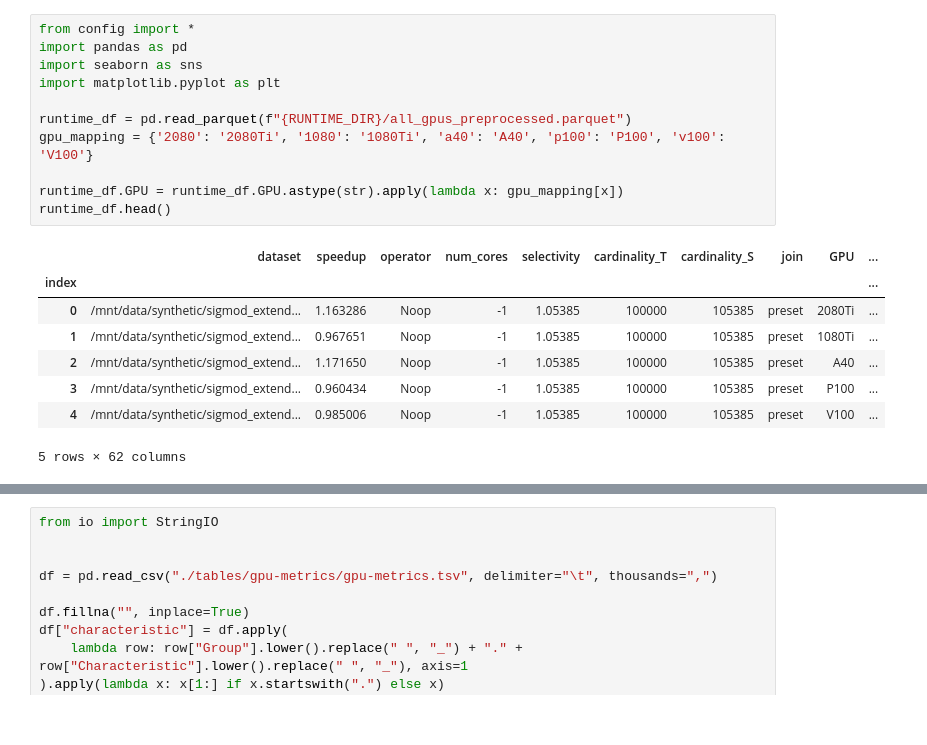
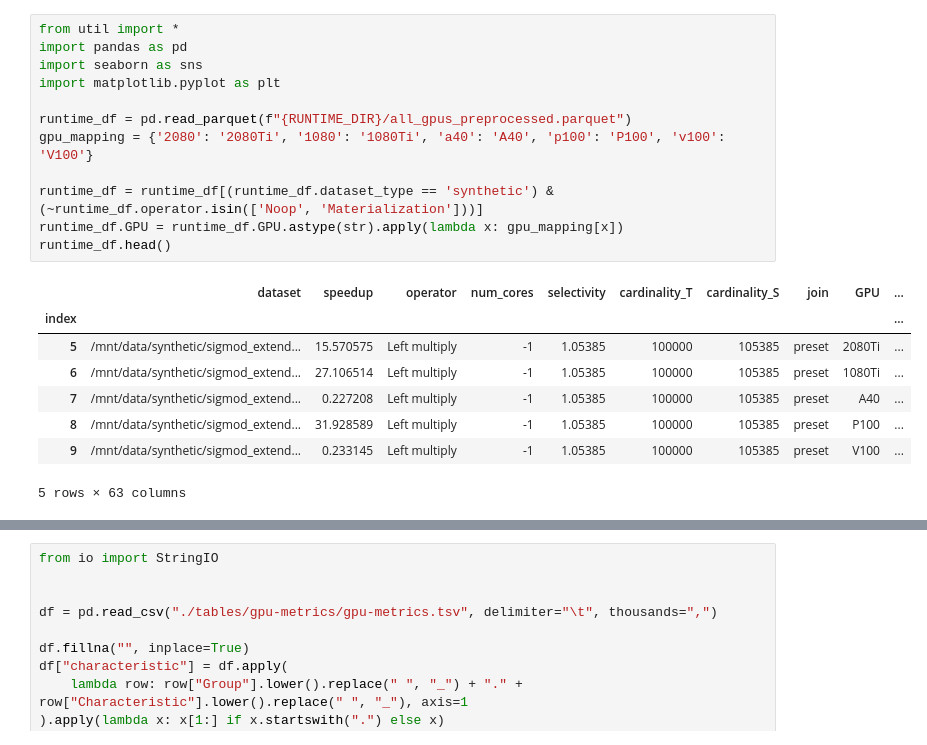
Before and after one commit to ptemarvelde/msc-thesis-figures, a Jupyter notebook: cost-estimation/motivation.ipynb, the cells around one changed output, grey strips where cells are left out. Saved outputs shown, nothing was run; the diff lists cells and outputs as text.

```diff
--- a/cost-estimation/motivation.ipynb
+++ b/cost-estimation/motivation.ipynb
@@ -1,20 +1,21 @@
 # %%
-from config import *
+from util import *
 import pandas as pd
 import seaborn as sns
 import matplotlib.pyplot as plt
 
 runtime_df = pd.read_parquet(f"{RUNTIME_DIR}/all_gpus_preprocessed.parquet")
 gpu_mapping = {'2080': '2080Ti', '1080': '1080Ti', 'a40': 'A40', 'p100': 'P100', 'v100': 'V100'}
 
+runtime_df = runtime_df[(runtime_df.dataset_type == 'synthetic') & (~runtime_df.operator.isin(['Noop', 'Materialization']))]
 runtime_df.GPU = runtime_df.GPU.astype(str).apply(lambda x: gpu_mapping[x])
 runtime_df.head()
 # %% [output]
 |  | dataset | speedup | operator | num_cores | selectivity | cardinality_T | cardinality_S | join | GPU | ... |
 | index |  |  |  |  |  |  |  |  |  | ... |
-| 0 | /mnt/data/synthetic/sigmod_extend... | 1.163286 | Noop | -1 | 1.05385 | 100000 | 105385 | preset | 2080Ti | ... |
-| 1 | /mnt/data/synthetic/sigmod_extend... | 0.967651 | Noop | -1 | 1.05385 | 100000 | 105385 | preset | 1080Ti | ... |
-| 2 | /mnt/data/synthetic/sigmod_extend... | 1.171650 | Noop | -1 | 1.05385 | 100000 | 105385 | preset | A40 | ... |
-| 3 | /mnt/data/synthetic/sigmod_extend... | 0.960434 | Noop | -1 | 1.05385 | 100000 | 105385 | preset | P100 | ... |
-| 4 | /mnt/data/synthetic/sigmod_extend... | 0.985006 | Noop | -1 | 1.05385 | 100000 | 105385 | preset | V100 | ... |
+| 5 | /mnt/data/synthetic/sigmod_extend... | 15.570575 | Left multiply | -1 | 1.05385 | 100000 | 105385 | preset | 2080Ti | ... |
+| 6 | /mnt/data/synthetic/sigmod_extend... | 27.106514 | Left multiply | -1 | 1.05385 | 100000 | 105385 | preset | 1080Ti | ... |
+| 7 | /mnt/data/synthetic/sigmod_extend... | 0.227208 | Left multiply | -1 | 1.05385 | 100000 | 105385 | preset | A40 | ... |
+| 8 | /mnt/data/synthetic/sigmod_extend... | 31.928589 | Left multiply | -1 | 1.05385 | 100000 | 105385 | preset | P100 | ... |
+| 9 | /mnt/data/synthetic/sigmod_extend... | 0.233145 | Left multiply | -1 | 1.05385 | 100000 | 105385 | preset | V100 | ... |
-5 rows × 62 columns
+5 rows × 63 columns
```
Also changed, not shown: parts of 11 cells of this notebook, 5 other files.
